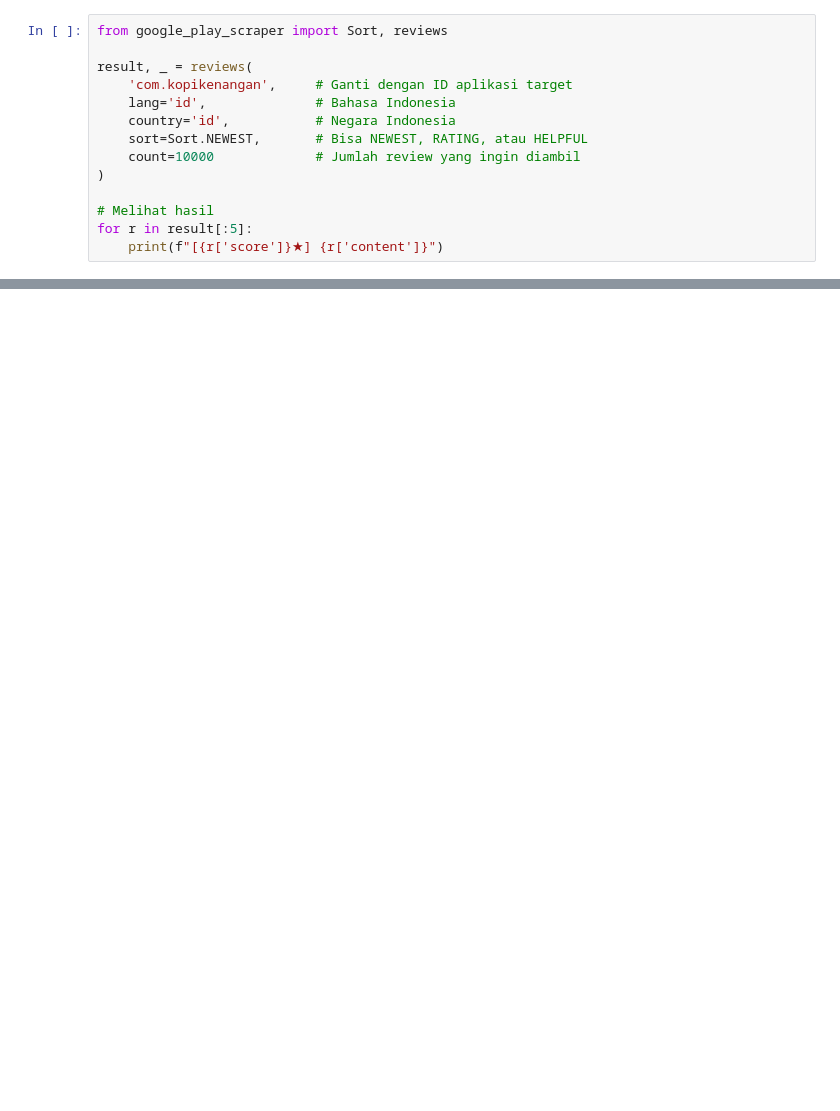
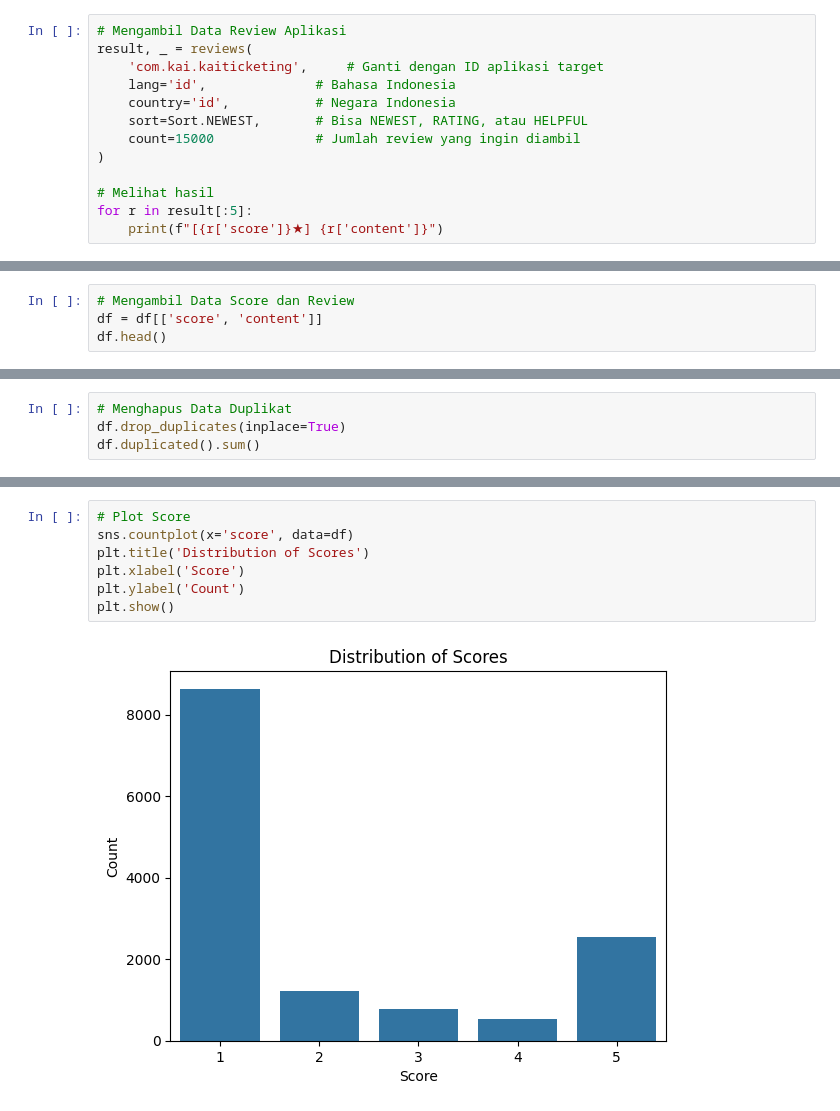
Before and after one commit to MHzNug/Project-Analisis-Sentiment, a Jupyter notebook: Project_Analisis_Sentiment.ipynb, the cells around one changed output, grey strips where cells are left out. Drawn from its saved outputs; the diff is of its cells as text; blank space fills up the shorter version.

```diff
--- a/Project_Analisis_Sentiment.ipynb
+++ b/Project_Analisis_Sentiment.ipynb
@@ -11,12 +54,11 @@ Successfully installed google-play-scraper-1.2.7
 # %%
-from google_play_scraper import Sort, reviews
-
+# Mengambil Data Review Aplikasi
 result, _ = reviews(
-    'com.kopikenangan',     # Ganti dengan ID aplikasi target
+    'com.kai.kaiticketing',     # Ganti dengan ID aplikasi target
     lang='id',              # Bahasa Indonesia
     country='id',           # Negara Indonesia
     sort=Sort.NEWEST,       # Bisa NEWEST, RATING, atau HELPFUL
-    count=10000             # Jumlah review yang ingin diambil
+    count=15000             # Jumlah review yang ingin diambil
 )
 
 # Melihat hasil
@@ -44,0 +112,4 @@ df.head()
+# %%
+# Mengambil Data Score dan Review
+df = df[['score', 'content']]
+df.head()
@@ -44,0 +136,4 @@ df.head()
+# %%
+# Menghapus Data Duplikat
+df.drop_duplicates(inplace=True)
+df.duplicated().sum()
@@ -44,0 +167,9 @@ df.head()
+# %%
+# Plot Score
+sns.countplot(x='score', data=df)
+plt.title('Distribution of Scores')
+plt.xlabel('Score')
+plt.ylabel('Count')
+plt.show()
+# %% [output]
+[figure, added]
```
Also changed, not shown: parts of 34 cells of this notebook.
